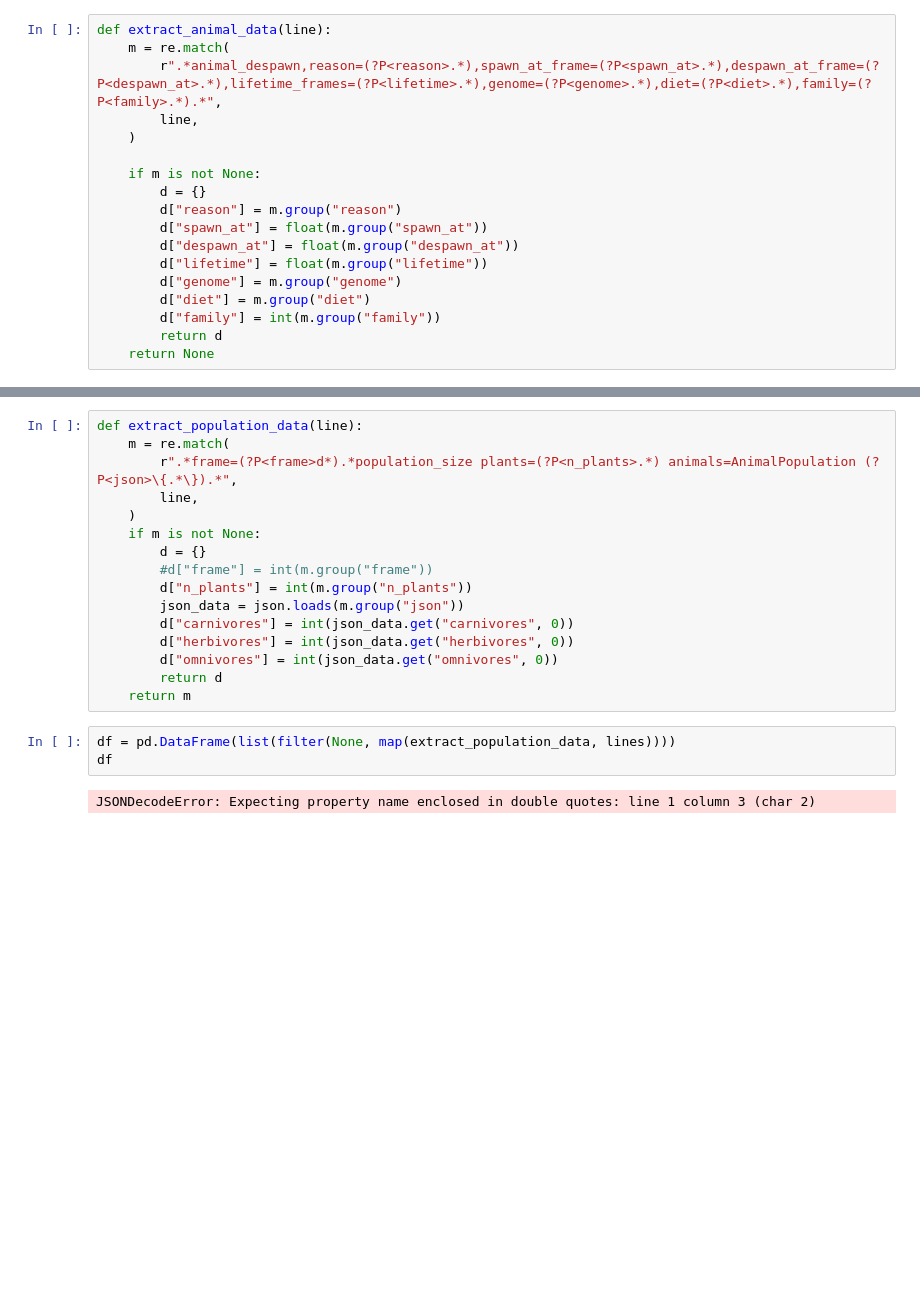
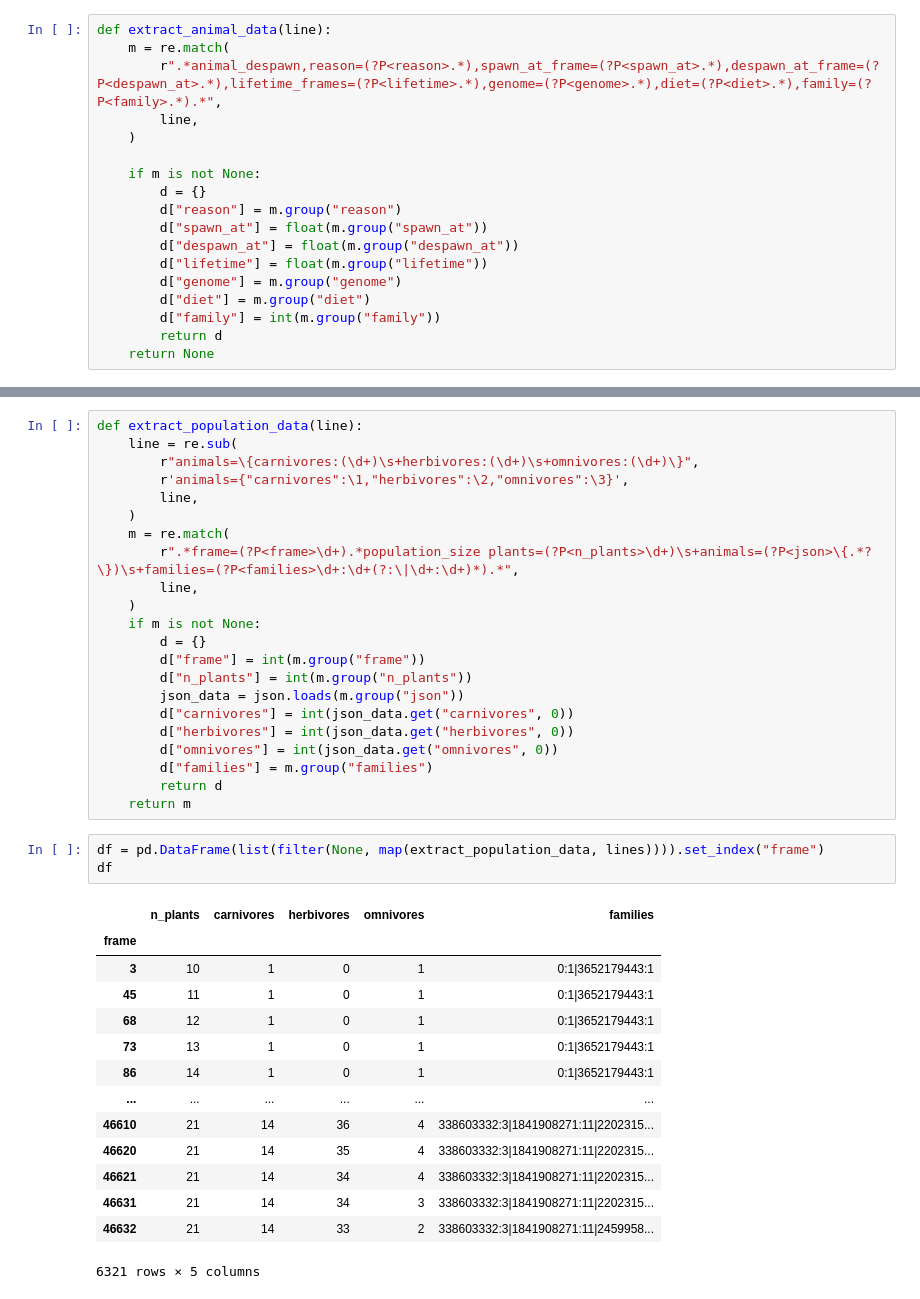
Before and after one commit to losredoe132/creatures, a Jupyter notebook: analysis/analysis.ipynb, the cells around one changed output, grey strips where cells are left out. Saved outputs shown, nothing was run; the diff lists cells and outputs as text; blank space fills up the shorter version.

```diff
--- a/analysis/analysis.ipynb
+++ b/analysis/analysis.ipynb
@@ -57,21 +68,40 @@ df.groupby("reason").count()
 # %%
 def extract_population_data(line):
+    line = re.sub(
+        r"animals=\{carnivores:(\d+)\s+herbivores:(\d+)\s+omnivores:(\d+)\}",
+        r'animals={"carnivores":\1,"herbivores":\2,"omnivores":\3}',
+        line,
+    )
     m = re.match(
-        r".*frame=(?P<frame>d*).*population_size plants=(?P<n_plants>.*) animals=AnimalPopulation (?P<json>\{.*\}).*",
+        r".*frame=(?P<frame>\d+).*population_size plants=(?P<n_plants>\d+)\s+animals=(?P<json>\{.*?\})\s+families=(?P<families>\d+:\d+(?:\|\d+:\d+)*).*",
         line,
     )
     if m is not None:
         d = {}
-        #d["frame"] = int(m.group("frame"))
+        d["frame"] = int(m.group("frame"))
         d["n_plants"] = int(m.group("n_plants"))
         json_data = json.loads(m.group("json"))
         d["carnivores"] = int(json_data.get("carnivores", 0))
         d["herbivores"] = int(json_data.get("herbivores", 0))
         d["omnivores"] = int(json_data.get("omnivores", 0))
+        d["families"] = m.group("families")
         return d
     return m
 # %%
-df = pd.DataFrame(list(filter(None, map(extract_population_data, lines))))
+df = pd.DataFrame(list(filter(None, map(extract_population_data, lines)))).set_index("frame")
 df
 # %% [output]
+|  | n_plants | carnivores | herbivores | omnivores | families |
+| frame |  |  |  |  |  |
+| 3 | 10 | 1 | 0 | 1 | 0:1|3652179443:1 |
+| 45 | 11 | 1 | 0 | 1 | 0:1|3652179443:1 |
+| 68 | 12 | 1 | 0 | 1 | 0:1|3652179443:1 |
+| 73 | 13 | 1 | 0 | 1 | 0:1|3652179443:1 |
+| 86 | 14 | 1 | 0 | 1 | 0:1|3652179443:1 |
+| ... | ... | ... | ... | ... | ... |
+| 46610 | 21 | 14 | 36 | 4 | 338603332:3|1841908271:11|2202315... |
+| 46620 | 21 | 14 | 35 | 4 | 338603332:3|1841908271:11|2202315... |
+| 46621 | 21 | 14 | 34 | 4 | 338603332:3|1841908271:11|2202315... |
+| 46631 | 21 | 14 | 34 | 3 | 338603332:3|1841908271:11|2202315... |
+| 46632 | 21 | 14 | 33 | 2 | 338603332:3|1841908271:11|2459958... |
-JSONDecodeError: Expecting property name enclosed in double quotes: line 1 column 3 (char 2)
+6321 rows × 5 columns
```
Also changed, not shown: parts of 9 cells of this notebook, 7 other files.
